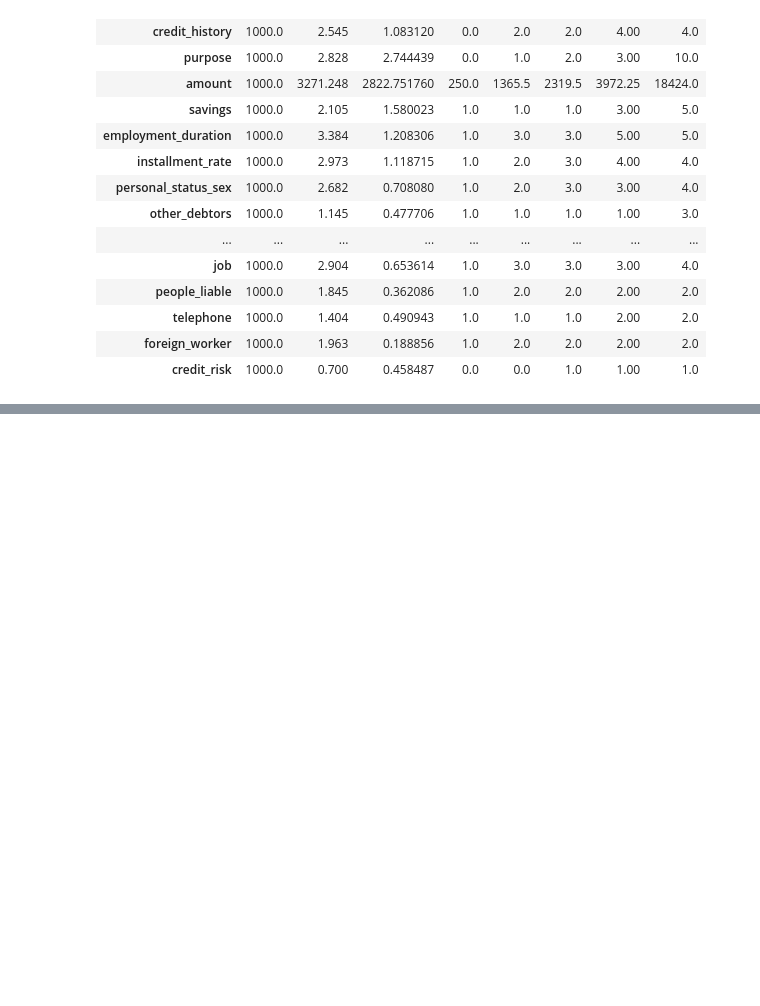
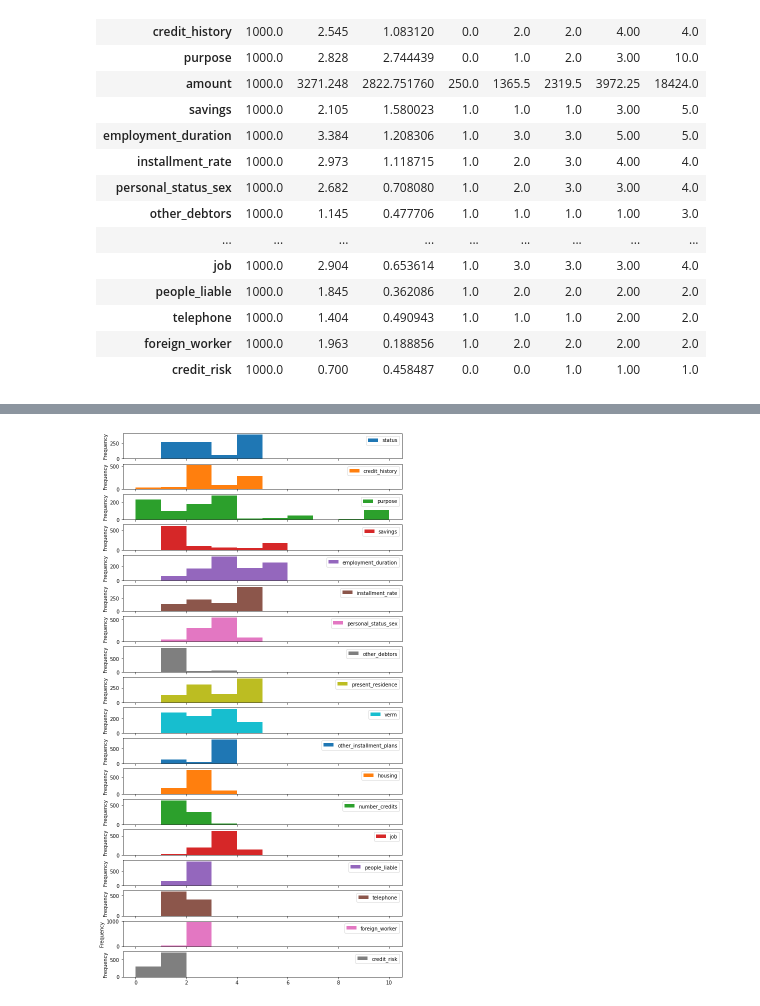
Before and after one commit to cthomx/Clustering-With-Categorical-Data, a Jupyter notebook: CategoricalClustering.ipynb, the cells around one changed output, grey strips where cells are left out. Drawn from its saved outputs; the diff is of its cells as text; code cells hidden in the pictures; blank space fills up the shorter version.

Commit message:
adding Categorical Clustering script

```diff
--- a/CategoricalClustering.ipynb
+++ b/CategoricalClustering.ipynb
@@ -30,6 +32,7 @@ englishCols = {
     "rate":"installment_rate",
     "famges":"personal_status_sex",
     "buerge":"other_debtors",
+    "verm":"property",
     "wohnzeit":"present_residence",
     "verm ":"property",
     "alter":"age",
@@ -80,0 +96,7 @@ df.describe().T
+# %%
+# get historgram of categorical data with low levels of cardinality
+# for this example, we'll exclude amount, age, and duration
+df.loc[:, ~df.columns.isin(['amount','age','duration'])].plot.hist(subplots=True, legend=True,figsize=(10, 20))
+plt.show()
+# %% [output]
+[figure, added]
```
Also changed, not shown: parts of 5 cells of this notebook.
